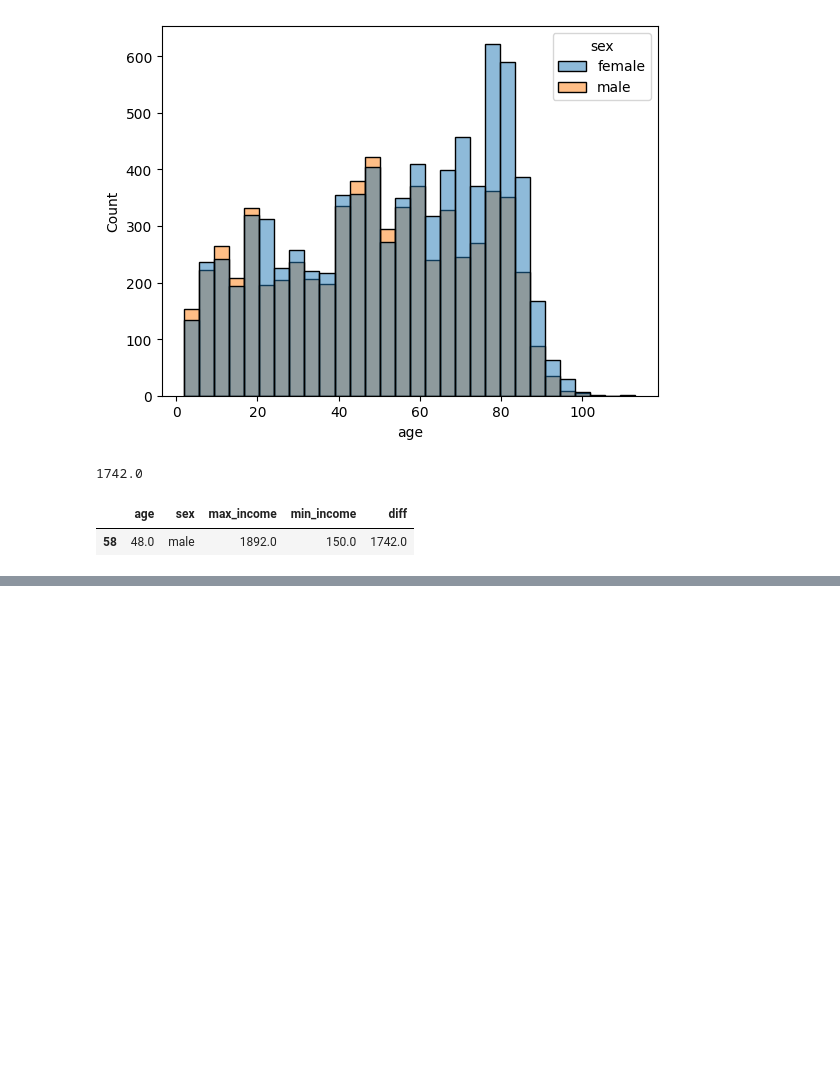
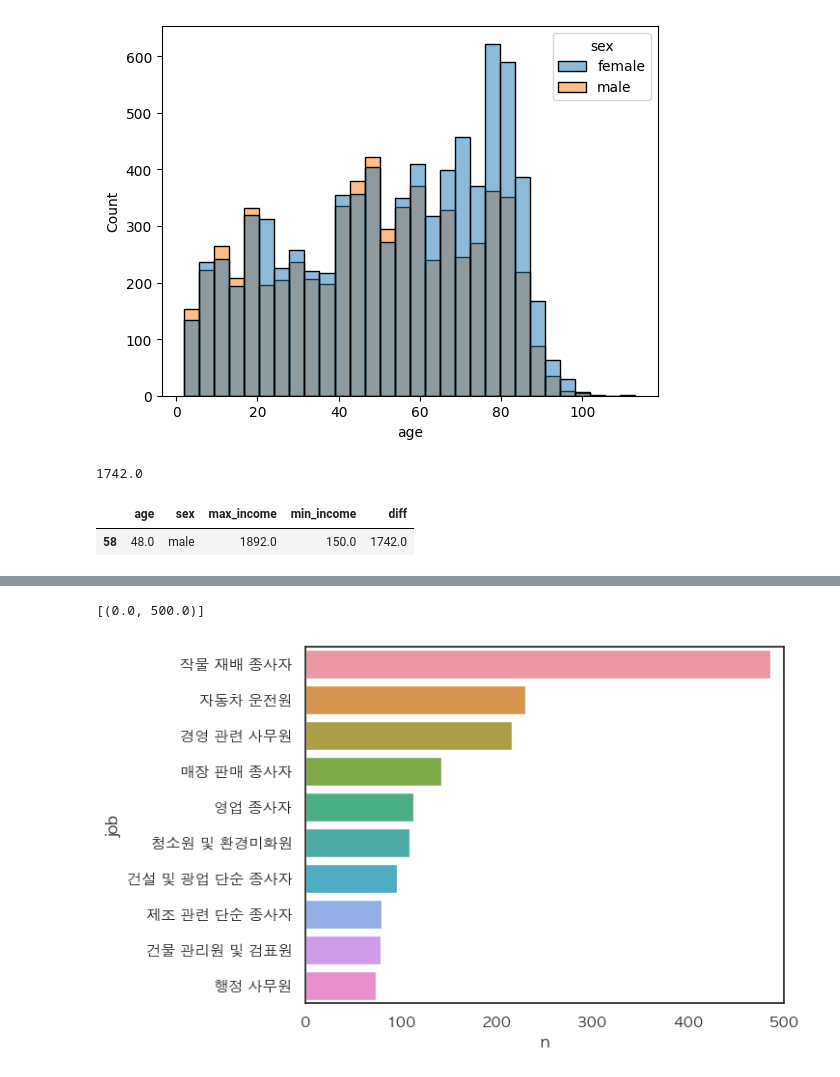
Before and after one commit to PSLeon24/Data_Analysis, a Jupyter notebook: Project/Korea Welfare Panel Data Analysis/Korea Welfare Panel Data Analysis.ipynb, the cells around one changed output, grey strips where cells are left out. Saved outputs shown, nothing was run; the diff lists cells and outputs as text; code cells hidden in the pictures; blank space fills up the shorter version.

```diff
--- a/Project/Korea Welfare Panel Data Analysis/Korea Welfare Panel Data Analysis.ipynb
+++ b/Project/Korea Welfare Panel Data Analysis/Korea Welfare Panel Data Analysis.ipynb
@@ -377,0 +532,8 @@ sex_age.query("diff == 1742")
+# %%
+job_male = welfare.dropna(subset = ['job']) \
+                  .query('sex == "male"') \
+                  .groupby('job', as_index=False) \
+                  .agg(n = ('job', 'count')) \
+                  .sort_values('n', ascending=False) \
+                  .head(10)
+job_male
@@ -377,0 +592,6 @@ sex_age.query("diff == 1742")
+# %%
+# 남성 직업 빈도 막대 그래프 만들기
+sns.barplot(data=job_male, y='job', x='n').set(xlim=(0, 500))
+# %% [output]
+[(0.0, 500.0)]
+[figure, added]
```
Also changed, not shown: parts of 20 cells of this notebook.
